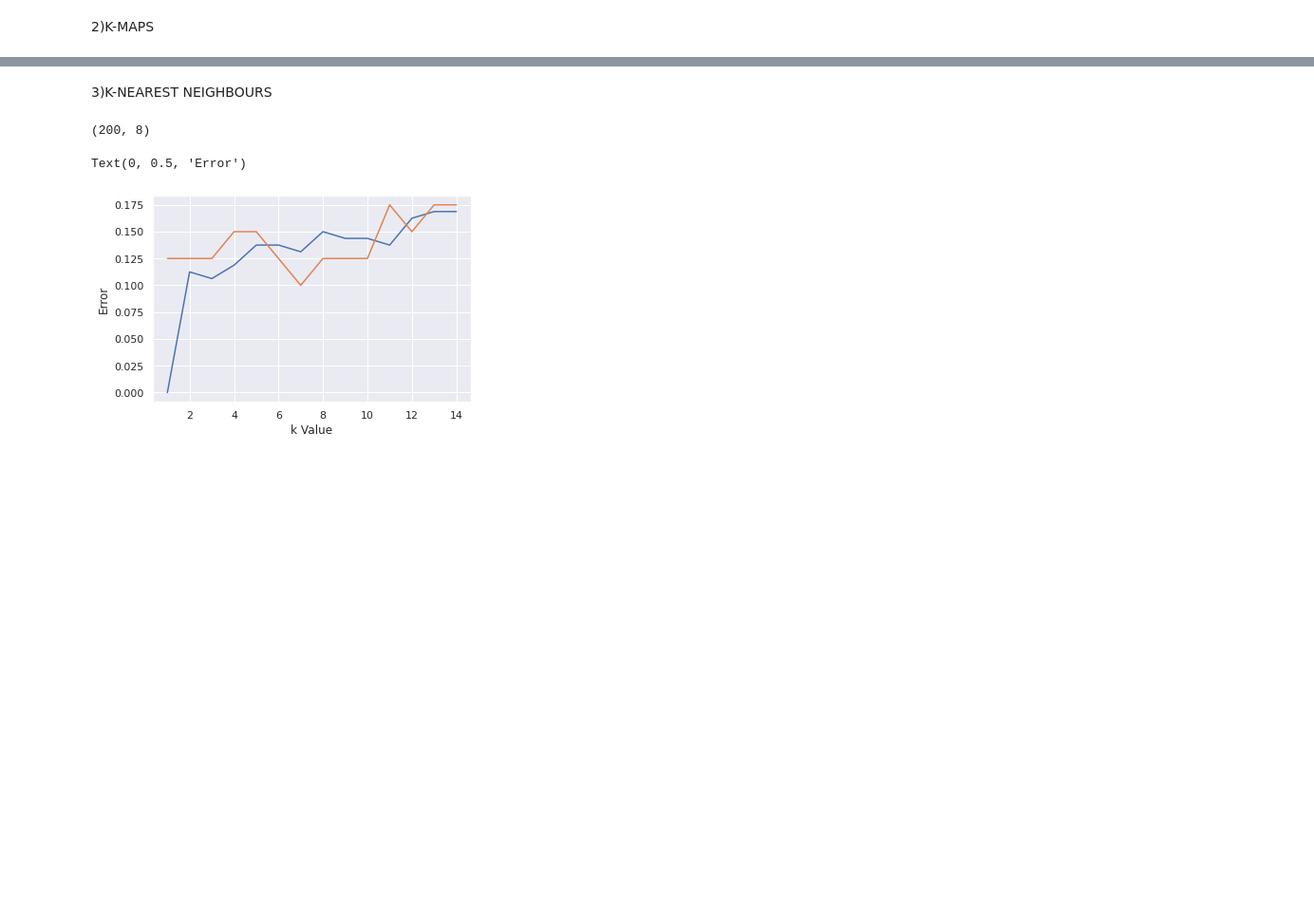
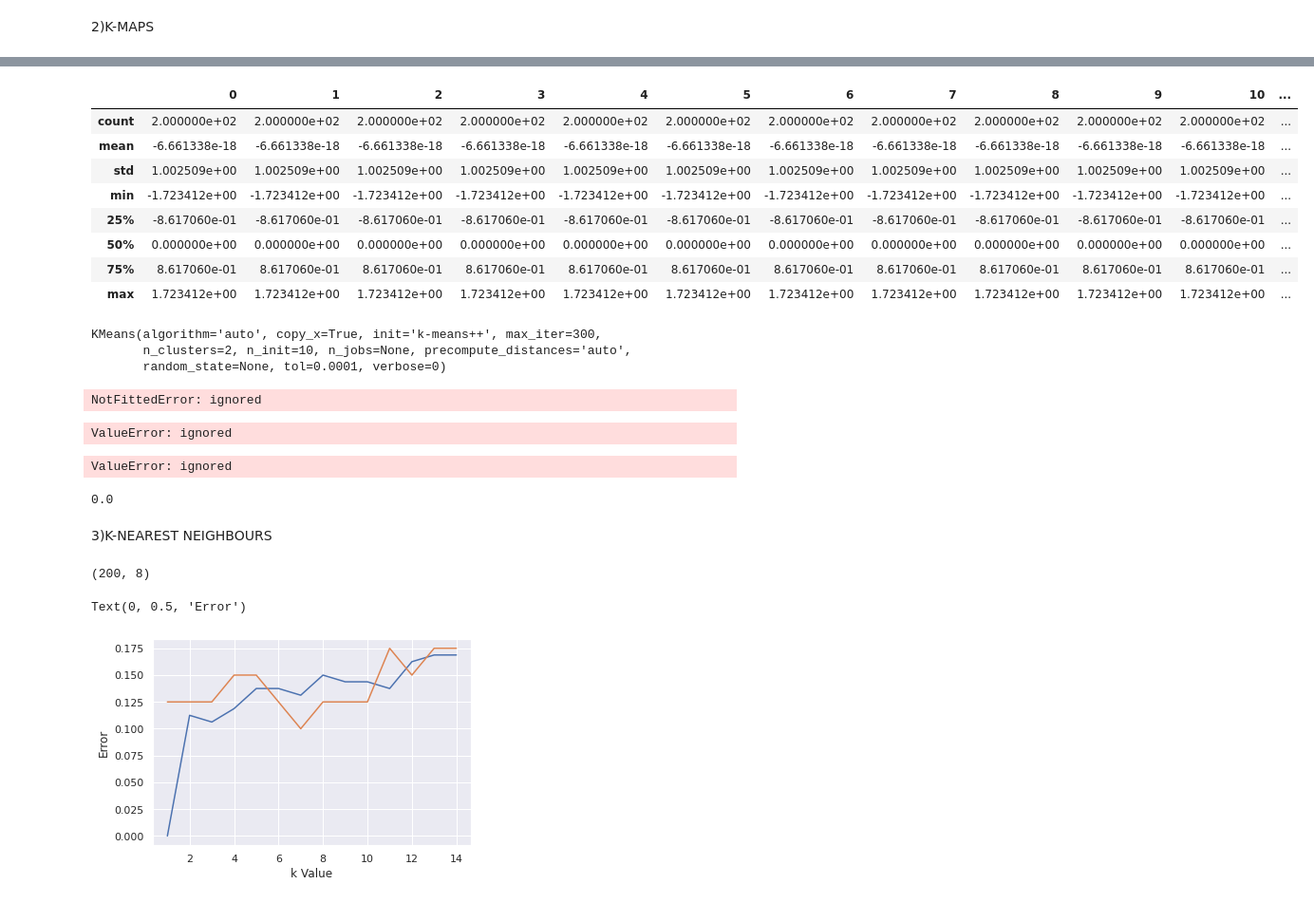
Before and after one commit to Kiranmayi18/Basic, a Jupyter notebook: Untitled5.ipynb, the cells around one changed output, grey strips where cells are left out. Shown at 95% size. Saved outputs shown, nothing was run; the diff lists cells and outputs as text; code cells hidden in the pictures; blank space fills up the shorter version.

```diff
--- a/Untitled5.ipynb
+++ b/Untitled5.ipynb
@@ -348,3 +361,59 @@ plt.show()
+# %%
+from sklearn.preprocessing import StandardScaler
+scaler = StandardScaler()
+mall_scaled = scaler.fit_transform(mall)
+
+
+pd.DataFrame(mall_scaled).describe()
+# %% [output]
+|  | 0 | 1 | 2 | 3 | 4 | 5 | 6 | 7 | 8 | 9 | 10 | ... |
+| count | 2.000000e+02 | 2.000000e+02 | 2.000000e+02 | 2.000000e+02 | 2.000000e+02 | 2.000000e+02 | 2.000000e+02 | 2.000000e+02 | 2.000000e+02 | 2.000000e+02 | 2.000000e+02 | ... |
+| mean | -6.661338e-18 | -6.661338e-18 | -6.661338e-18 | -6.661338e-18 | -6.661338e-18 | -6.661338e-18 | -6.661338e-18 | -6.661338e-18 | -6.661338e-18 | -6.661338e-18 | -6.661338e-18 | ... |
+| std | 1.002509e+00 | 1.002509e+00 | 1.002509e+00 | 1.002509e+00 | 1.002509e+00 | 1.002509e+00 | 1.002509e+00 | 1.002509e+00 | 1.002509e+00 | 1.002509e+00 | 1.002509e+00 | ... |
+| min | -1.723412e+00 | -1.723412e+00 | -1.723412e+00 | -1.723412e+00 | -1.723412e+00 | -1.723412e+00 | -1.723412e+00 | -1.723412e+00 | -1.723412e+00 | -1.723412e+00 | -1.723412e+00 | ... |
+| 25% | -8.617060e-01 | -8.617060e-01 | -8.617060e-01 | -8.617060e-01 | -8.617060e-01 | -8.617060e-01 | -8.617060e-01 | -8.617060e-01 | -8.617060e-01 | -8.617060e-01 | -8.617060e-01 | ... |
+| 50% | 0.000000e+00 | 0.000000e+00 | 0.000000e+00 | 0.000000e+00 | 0.000000e+00 | 0.000000e+00 | 0.000000e+00 | 0.000000e+00 | 0.000000e+00 | 0.000000e+00 | 0.000000e+00 | ... |
+| 75% | 8.617060e-01 | 8.617060e-01 | 8.617060e-01 | 8.617060e-01 | 8.617060e-01 | 8.617060e-01 | 8.617060e-01 | 8.617060e-01 | 8.617060e-01 | 8.617060e-01 | 8.617060e-01 | ... |
+| max | 1.723412e+00 | 1.723412e+00 | 1.723412e+00 | 1.723412e+00 | 1.723412e+00 | 1.723412e+00 | 1.723412e+00 | 1.723412e+00 | 1.723412e+00 | 1.723412e+00 | 1.723412e+00 | ... |
+# %%
+kmeans = KMeans(n_clusters=2)
+kmeans.fit(x)
+# %% [output]
+KMeans(algorithm='auto', copy_x=True, init='k-means++', max_iter=300,
+       n_clusters=2, n_init=10, n_jobs=None, precompute_distances='auto',
+       random_state=None, tol=0.0001, verbose=0)
+# %%
+correct = 0
+for i in range(len(x)):
+    predict_me = np.array(x[i].astype(float))
+    predict_me = predict_me.reshape(-1, len(predict_me))
+    prediction = kmeans.predict(predict_me)
+    if prediction[0] == y[i]:
+        correct += 1
+
+print(correct/len(x))
+# %% [output]
+NotFittedError: ignored
+# %%
+kmeans = KMeans(n_clusters=3, init='k-means++')
+kmeans.fit(mall_scaled)
+# %% [output]
+ValueError: ignored
+# %%
+kmeans = KMeans(n_jobs= -1, n_clusters = 5, init='k-means++')
+kmeans.fit(mall_scaled)
+pred = kmeans.predict(mall_scaled)
+print(pred)
+# %% [output]
+ValueError: ignored
+# %%
+kmeans= KMeans(n_clusters=120)
+kmeans.fit(x_train,y_train)
+y_pred= kmeans.predict(x_test)
+metrics.accuracy_score(y_test,y_pred)
+print(accuracy_score(y_test,y_pred))
+# %% [output]
+0.0
 # %% [markdown]
 3)K-NEAREST NEIGHBOURS
 # %%
```
Also changed, not shown: parts of 18 cells of this notebook.
